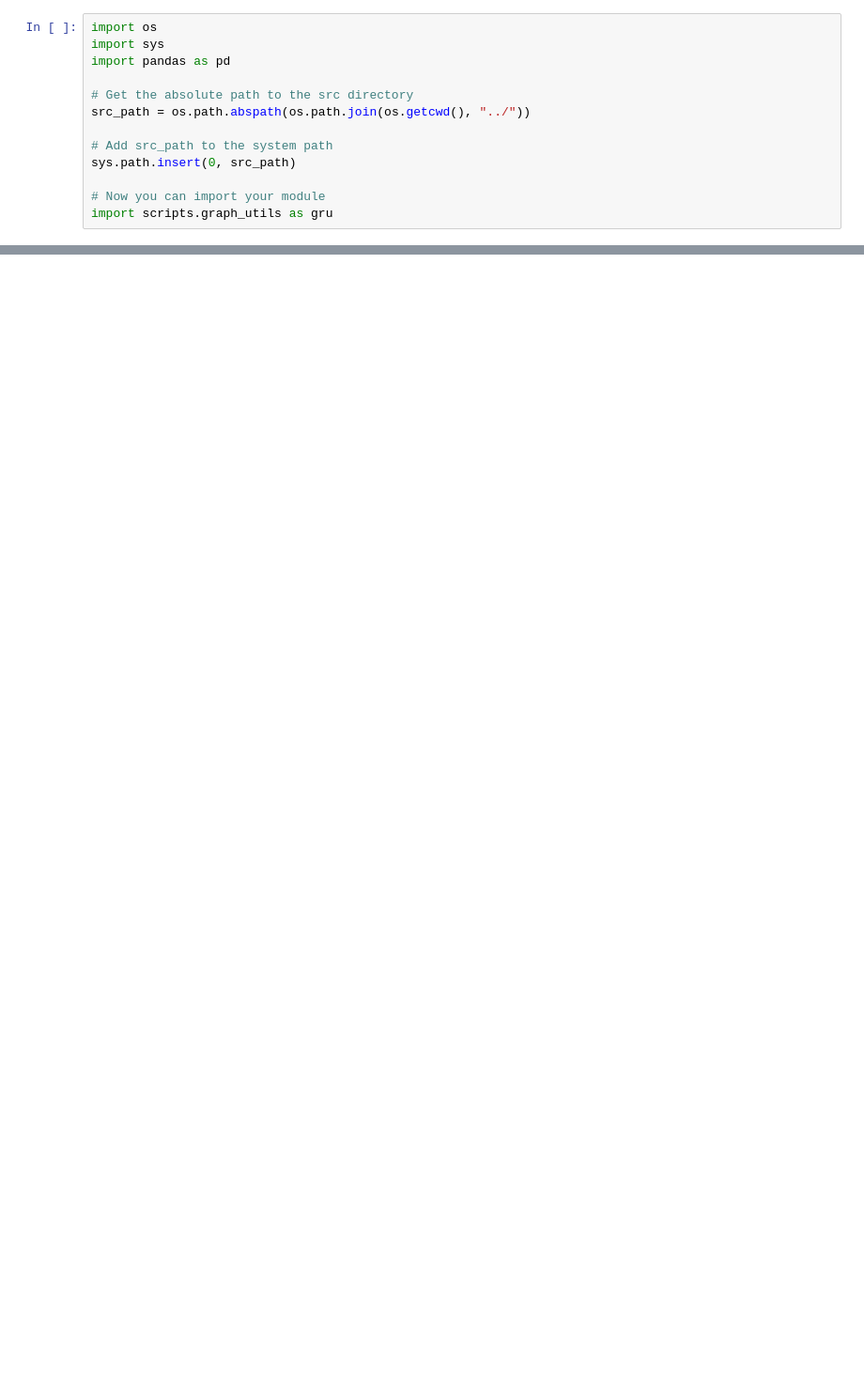
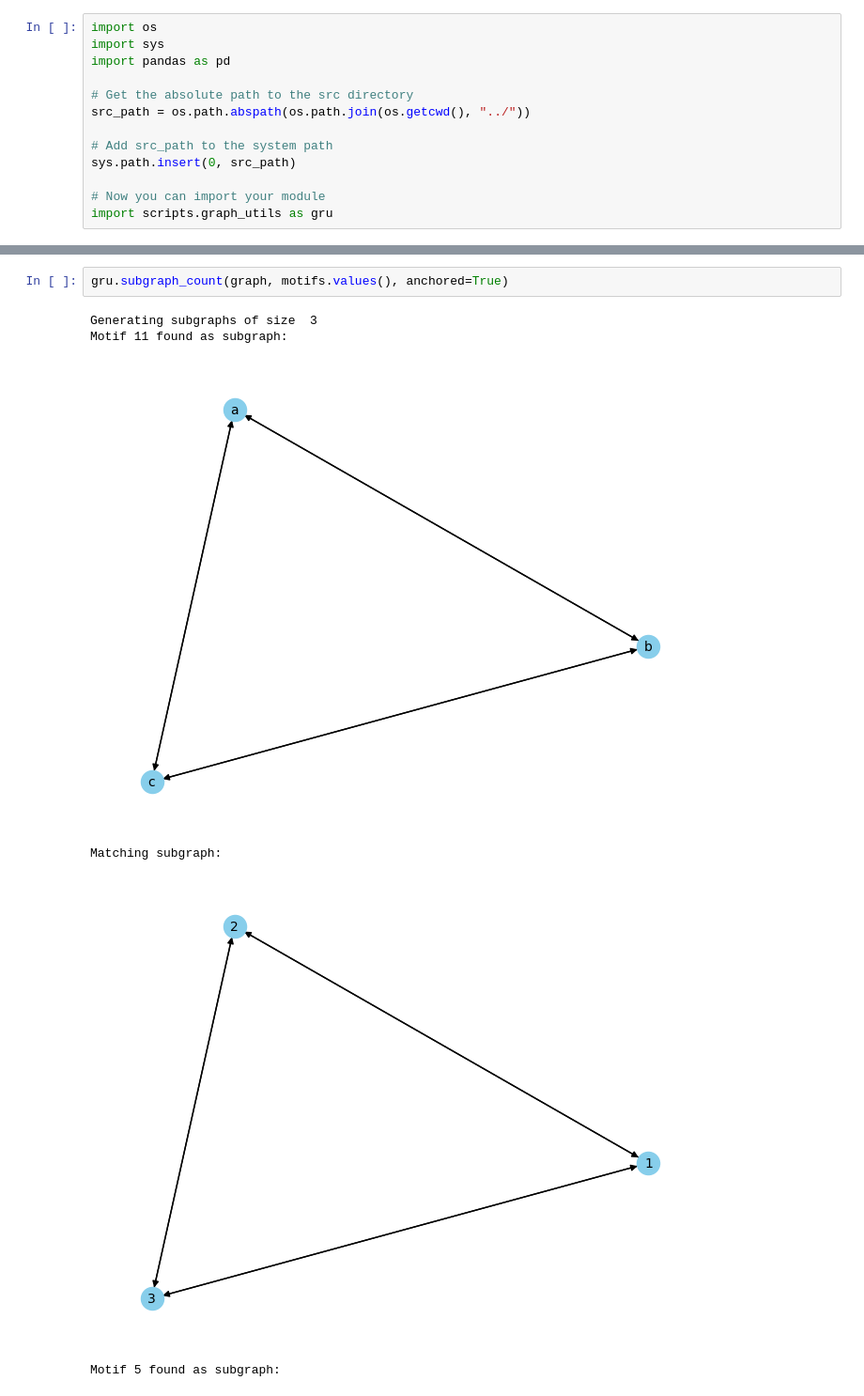
Before and after one commit to viniciusmioto/social_networks_analysis, a Jupyter notebook: src/old/test.ipynb, the cells around one changed output, grey strips where cells are left out. Shown at 94% size. Cells and saved outputs as stored; diff of their text form; blank space fills up the shorter version.

```diff
--- a/src/old/test.ipynb
+++ b/src/old/test.ipynb
@@ -41,0 +75,9 @@ Generated 2 subgraphs
+# %%
+gru.subgraph_count(graph, motifs.values(), anchored=True)
+# %% [output]
+Generating subgraphs of size  3
+Motif 11 found as subgraph:
+[figure, added]
+Matching subgraph:
+[figure, added]
+Motif 5 found as subgraph:
```
Also changed, not shown: parts of 15 cells of this notebook, 13 other files.
